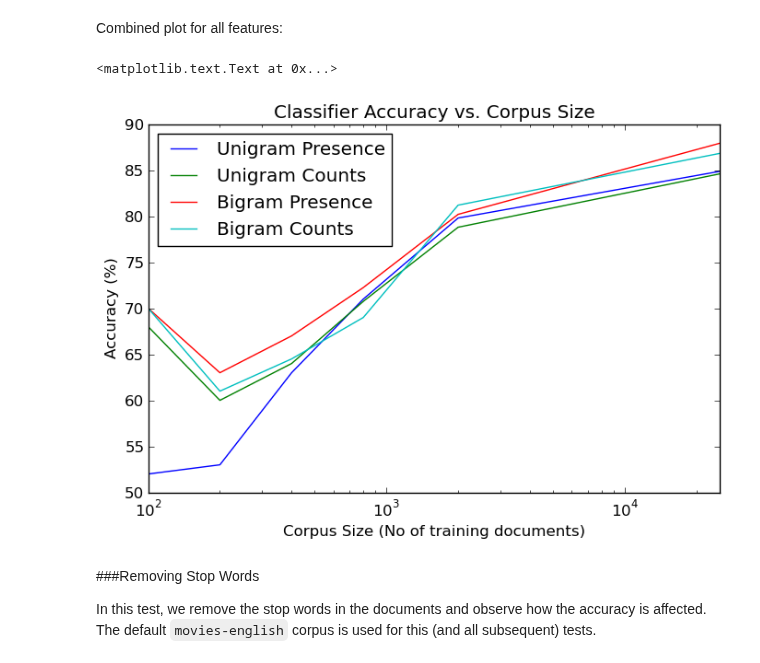
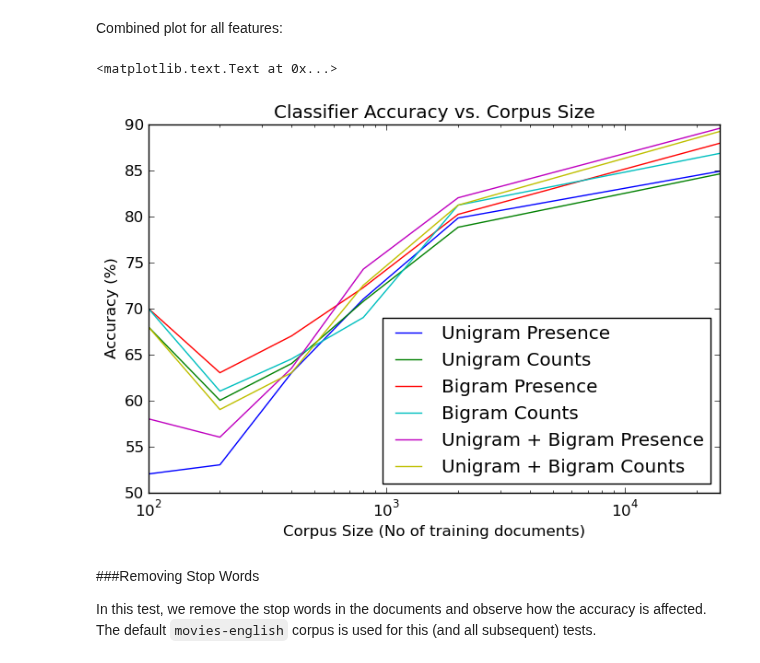
Before and after one commit to DJSagarAhire/Sentiment-Analysis-Comparative-Study, a Jupyter notebook: notebooks/Additional-Tests.ipynb, the cells around one changed output. Drawn from its saved outputs; the diff is of its cells as text; code cells hidden in the pictures.

Commit message:
Updated additional tests to reflect 2 new features

```diff
--- a/notebooks/Additional-Tests.ipynb
+++ b/notebooks/Additional-Tests.ipynb
@@ -310,0 +313,19 @@ title('Naive Bayes Classifier Accuracy vs. Corpus Size for Bigram Counts')
+# %%
+from sklearn.svm import LinearSVC
+unibi_linsvm = LinearSVC()
+# %%
+accuracy_list_unibi_presence = []
+
+for i in range(6):
+
+    # Vectorize respective corpus
+    unibi_presence_vectorizer = CountVectorizer(binary=True, ngram_range=(1,2))
+    train_X = unibi_presence_vectorizer.fit_transform(train_set_list[i].data)
+    train_y = train_set_list[i].target
+    test_X = unibi_presence_vectorizer.transform(test_set_list[i].data)
+    test_y = test_set_list[i].target
+
+    # Run classifier
+    print("Classifying corpus {0}".format(corpuslist[i]['path']))
+    predict_y = classify(unibi_linsvm)
+    accuracy_list_unibi_presence.append(accuracy())
@@ -310,0 +362,19 @@ title('Naive Bayes Classifier Accuracy vs. Corpus Size for Bigram Counts')
+# %%
+from sklearn.svm import LinearSVC
+unibi_linsvm = LinearSVC()
+# %%
+accuracy_list_unibi_counts = []
+
+for i in range(6):
+
+    # Vectorize respective corpus
+    unibi_counts_vectorizer = CountVectorizer(ngram_range=(1,2))
+    train_X = unibi_counts_vectorizer.fit_transform(train_set_list[i].data)
+    train_y = train_set_list[i].target
+    test_X = unibi_counts_vectorizer.transform(test_set_list[i].data)
+    test_y = test_set_list[i].target
+
+    # Run classifier
+    print("Classifying corpus {0}".format(corpuslist[i]['path']))
+    predict_y = classify(unibi_linsvm)
+    accuracy_list_unibi_counts.append(accuracy())
@@ -313,17 +411,19 @@ Combined plot for all features:
 # %%
 plot(size_list, accuracy_list_unigram_presence, label='Unigram Presence')
 plot(size_list, accuracy_list_unigram_counts, label='Unigram Counts')
 plot(size_list, accuracy_list_bigram_presence, label='Bigram Presence')
 plot(size_list, accuracy_list_bigram_counts, label='Bigram Counts')
+plot(size_list, accuracy_list_unibi_presence, label='Unigram + Bigram Presence')
+plot(size_list, accuracy_list_unibi_counts, label='Unigram + Bigram Counts')
 legend(loc='best')
 xscale('log')
 xlim([0, 25000])
 xlabel('Corpus Size (No of training documents)')
 ylabel('Accuracy (%)')
 title('Classifier Accuracy vs. Corpus Size')
 # %% [output]
 <matplotlib.text.Text at 0x...>
-[figure, old version]
+[figure, new version]
 # %% [markdown]
 ###Removing Stop Words
 
```
Also changed, not shown: parts of 17 cells of this notebook, 1 other file.
